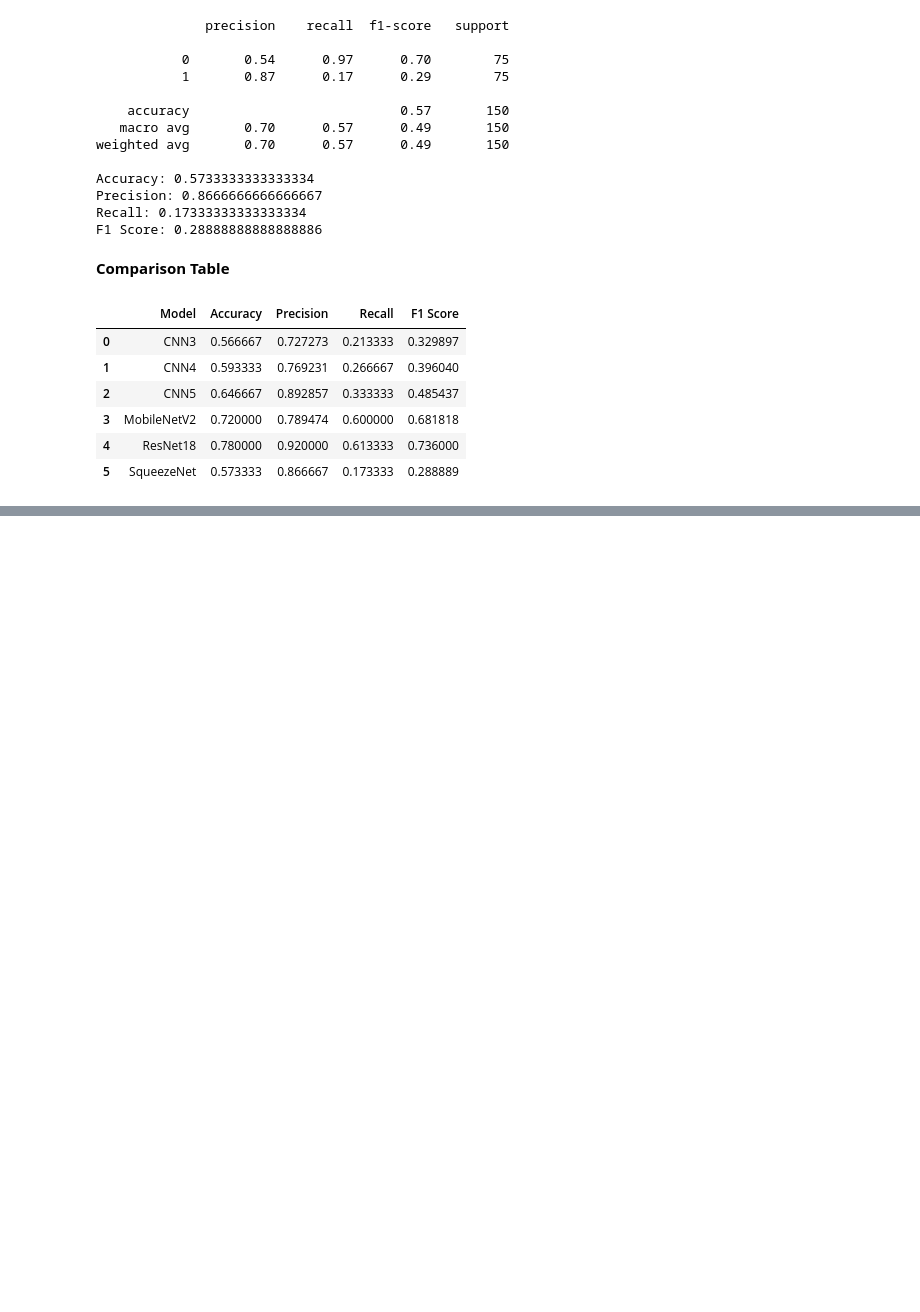
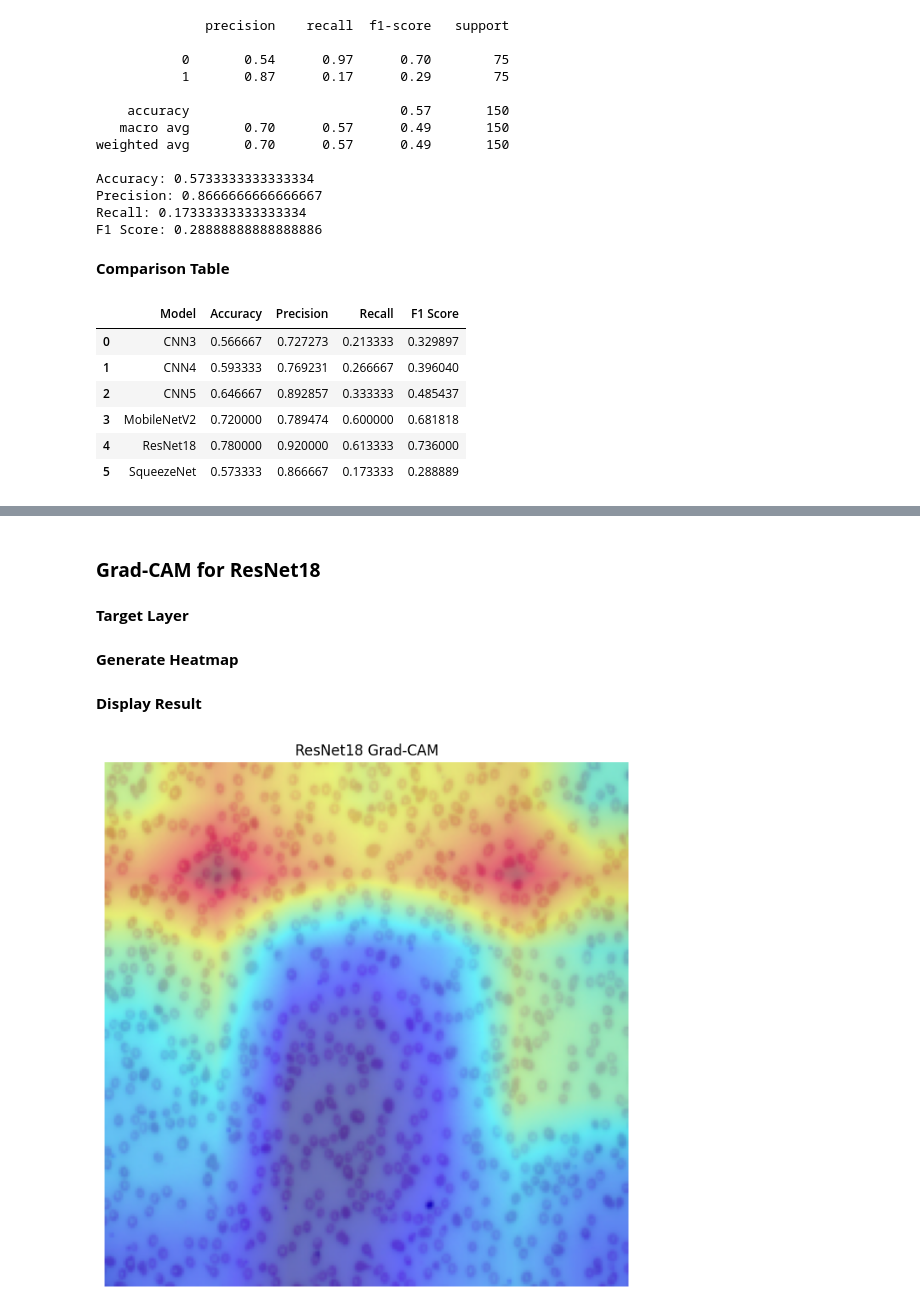
Before and after one commit to Haniakhan702/AneRBC-ANN-and-DL, a Jupyter notebook: AneRBC_ANN_and_DL.ipynb, the cells around one changed output, grey strips where cells are left out. Cells and saved outputs as stored; diff of their text form; code cells hidden in the pictures; blank space fills up the shorter version.

```diff
--- a/AneRBC_ANN_and_DL.ipynb
+++ b/AneRBC_ANN_and_DL.ipynb
@@ -1422,0 +1502,4 @@ results
+# %% [markdown]
+### **Grad-CAM for ResNet18**
+# %% [markdown]
+**Target Layer**
@@ -1422,0 +1512,2 @@ results
+# %% [markdown]
+**Generate Heatmap**
@@ -1422,0 +1546,19 @@ results
+# %% [markdown]
+**Display Result**
+# %%
+img_np = sample_img.permute(1,2,0).cpu().numpy()
+img_np = (img_np - img_np.min()) / (img_np.max() - img_np.min())
+
+visualization = show_cam_on_image(
+    img_np,
+    grayscale_cam,
+    use_rgb=True
+)
+
+plt.figure(figsize=(8,8))
+plt.imshow(visualization)
+plt.title("ResNet18 Grad-CAM")
+plt.axis("off")
+plt.show()
+# %% [output]
+[figure, added]
```
Also changed, not shown: parts of 17 cells of this notebook.
